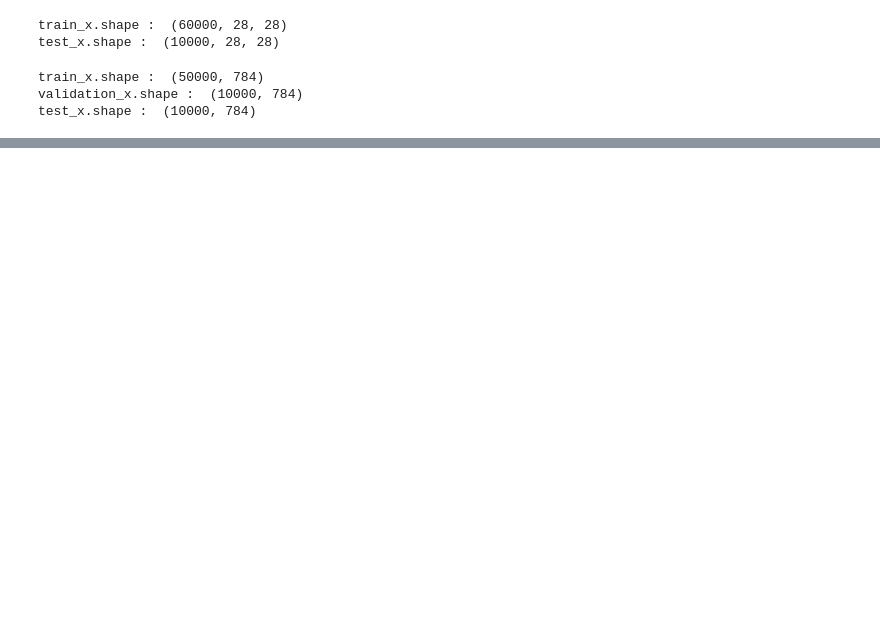
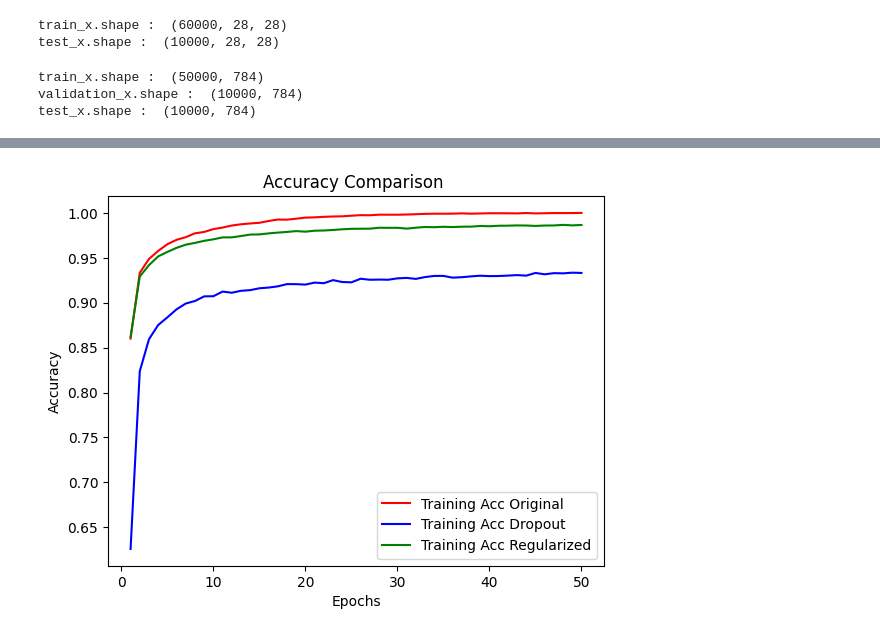
Before and after one commit to bpppoh/Mylearning, a Jupyter notebook: 4312/week7/6601001123_Lab8.ipynb, the cells around one changed output, grey strips where cells are left out. Cells and saved outputs as stored; diff of their text form; code cells hidden in the pictures; blank space fills up the shorter version.

```diff
--- a/4312/week7/6601001123_Lab8.ipynb
+++ b/4312/week7/6601001123_Lab8.ipynb
@@ -224,0 +226,15 @@ plotAcc(history_Regularized,'Regularize')
+# %%
+acc_ori = history_original.history['accuracy']
+acc_DropOut = history_Dropout.history['accuracy']
+acc_Regularized = history_Regularized.history['accuracy']
+epochs = range(1,len(acc_ori)+1)
+plt.plot(epochs,acc_ori,'r',label='Training Acc Original')
+plt.plot(epochs,acc_DropOut,'b',label='Training Acc Dropout')
+plt.plot(epochs,acc_Regularized,'g',label='Training Acc Regularized')
+plt.title('Accuracy Comparison ')
+plt.xlabel('Epochs')
+plt.ylabel('Accuracy')
+plt.legend()
+plt.show()
+# %% [output]
+[figure, added]
```
Also changed, not shown: parts of 17 cells of this notebook, 2 other files.
